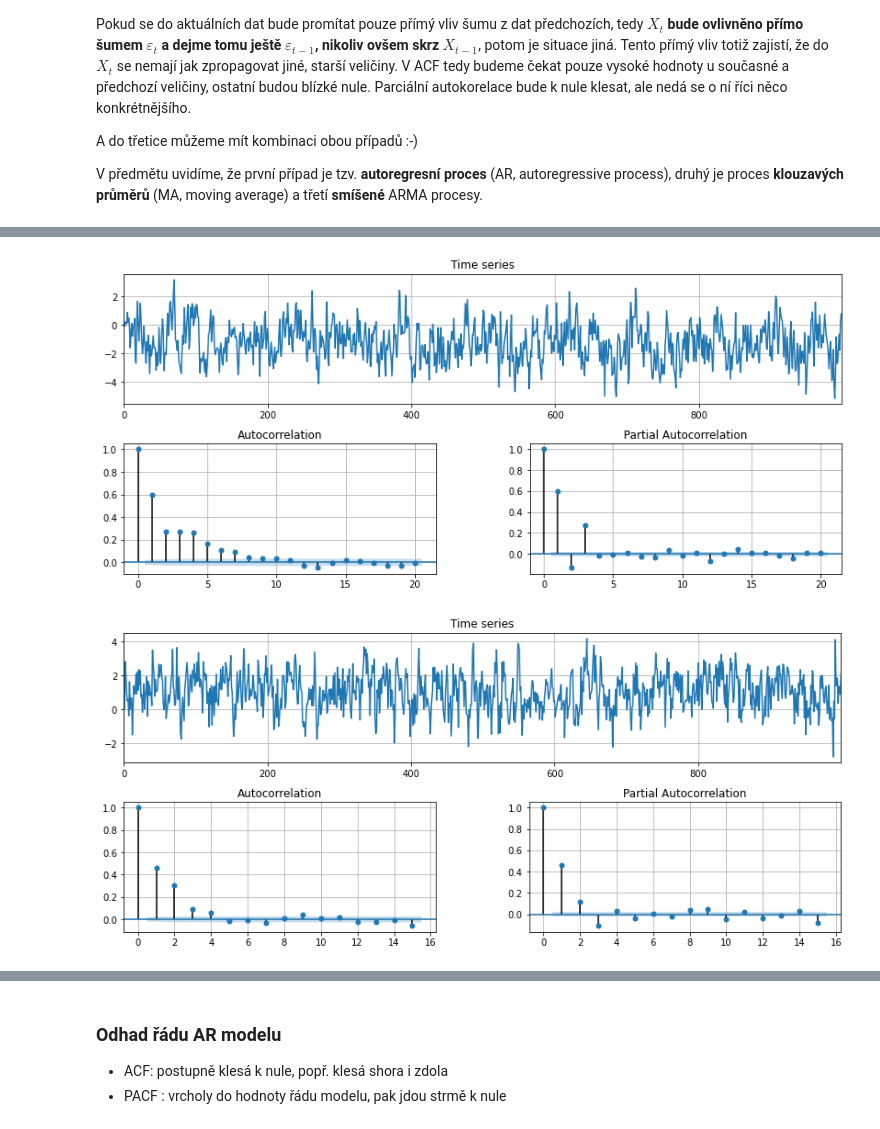
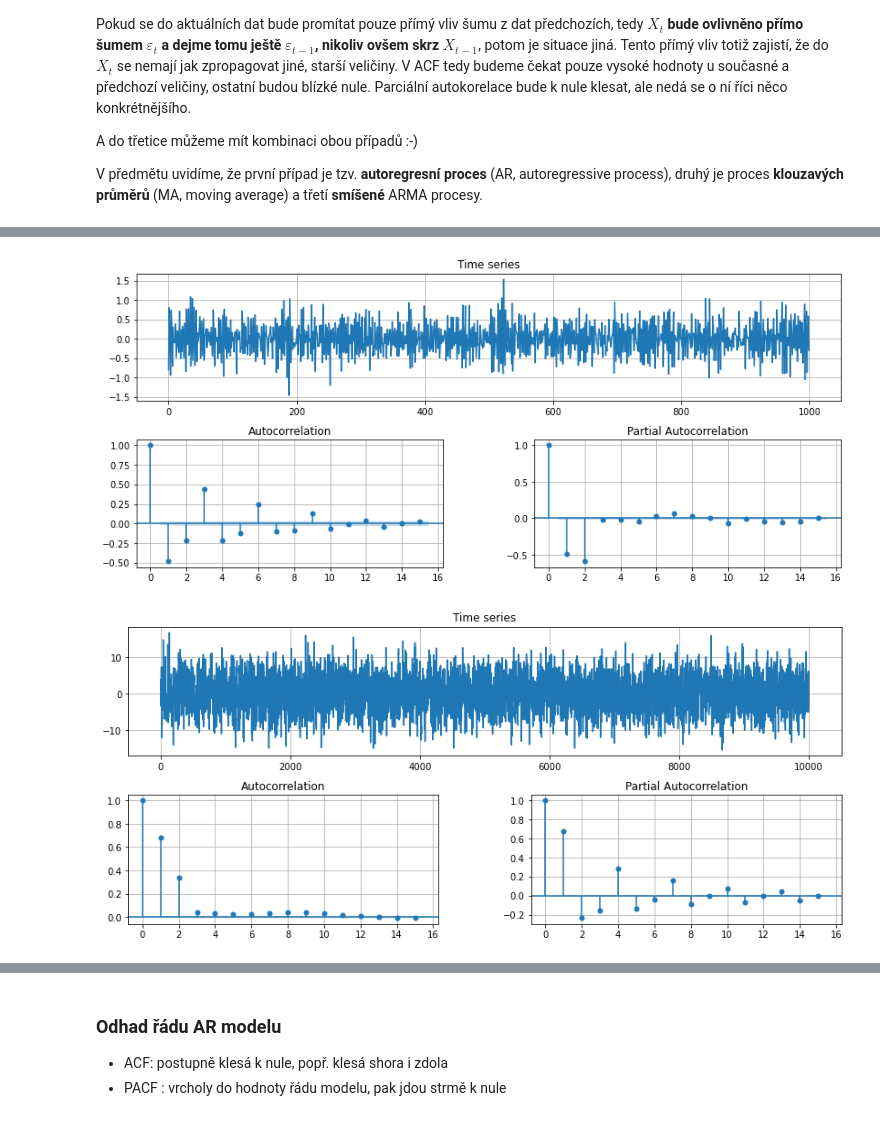
Before and after one commit to kamil-dedecius/mi-scr, a Jupyter notebook: prednasky/2.ipynb, the cells around one changed output, grey strips where cells are left out. Saved outputs shown, nothing was run; the diff lists cells and outputs as text; code cells hidden in the pictures.

```diff
--- a/prednasky/2.ipynb
+++ b/prednasky/2.ipynb
@@ -203,8 +205,8 @@ tsplot(x)
 # %%
-ndat = 100
+ndat = 500
 x = np.zeros(ndat)
-x[0] = 0.4
+x[0] = 100
 for t in range(1, ndat):
-    x[t] = 1. + 0.5*x[t-1] + np.random.normal()
+    x[t] = 1. + 0.7*x[t-1] + np.random.normal()
 tsplot(x)
 # %% [output]
@@ -217,24 +219,26 @@ tsplot(x)
 # %%
 ndat = 1000
 x = np.zeros(ndat)
-x[0] = .4
-x[1] = -.1
+x[0] = -.8
+x[1] = .8
 x[2] = .2
 for t in range(3, ndat):
-    x[t] = -.3 + .7*x[t-1] - 0.3*x[t-2] + .3*x[t-3] + np.random.normal()
-tsplot(x, lags=20)
+    x[t] = -.8*x[t-1] - 0.6*x[t-2] + .3 * np.random.normal()
+tsplot(x, lags=15)
+plt.savefig('/tmp/acf.png')
 # %% [output]
-[figure, old version]
+[figure, new version]
 # %%
-ndat = 1000
-epsilon = np.random.normal(size=ndat)
+ndat = 10000
+from scipy.stats import norm, laplace
+epsilon = norm.rvs(scale=3, size=ndat)
 x = np.zeros(ndat)
-mean = 1.
+mean = 0.
 for t in range(2, ndat):
-    x[t] = mean + epsilon[t] + 0.4*epsilon[t-1] + .3*epsilon[t-2]
+    x[t] = mean + epsilon[t] + .9*epsilon[t-1] + .7*epsilon[t-2]
 tsplot(x)
 # %% [output]
-[figure, old version]
+[figure, new version]
 # %% [markdown]
 ## Autoregresní modely AR(p)
 
```
Also changed, not shown: parts of 29 cells of this notebook.
